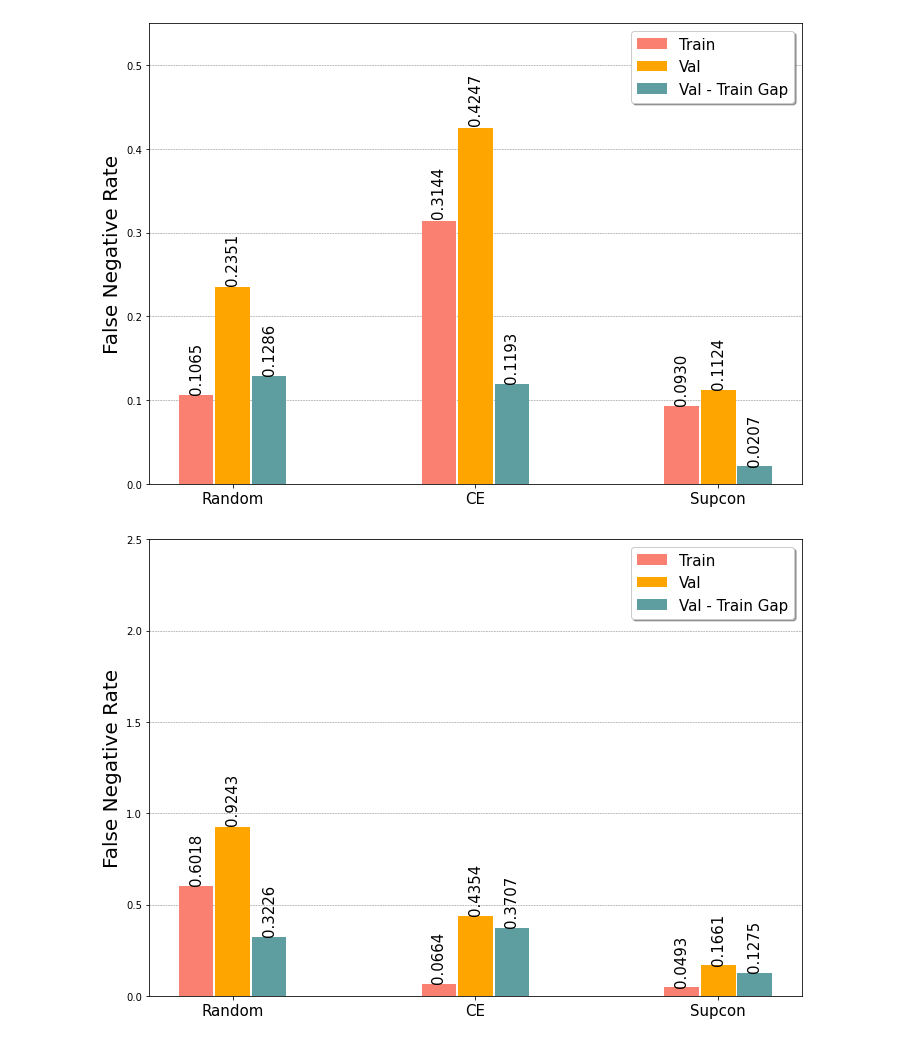
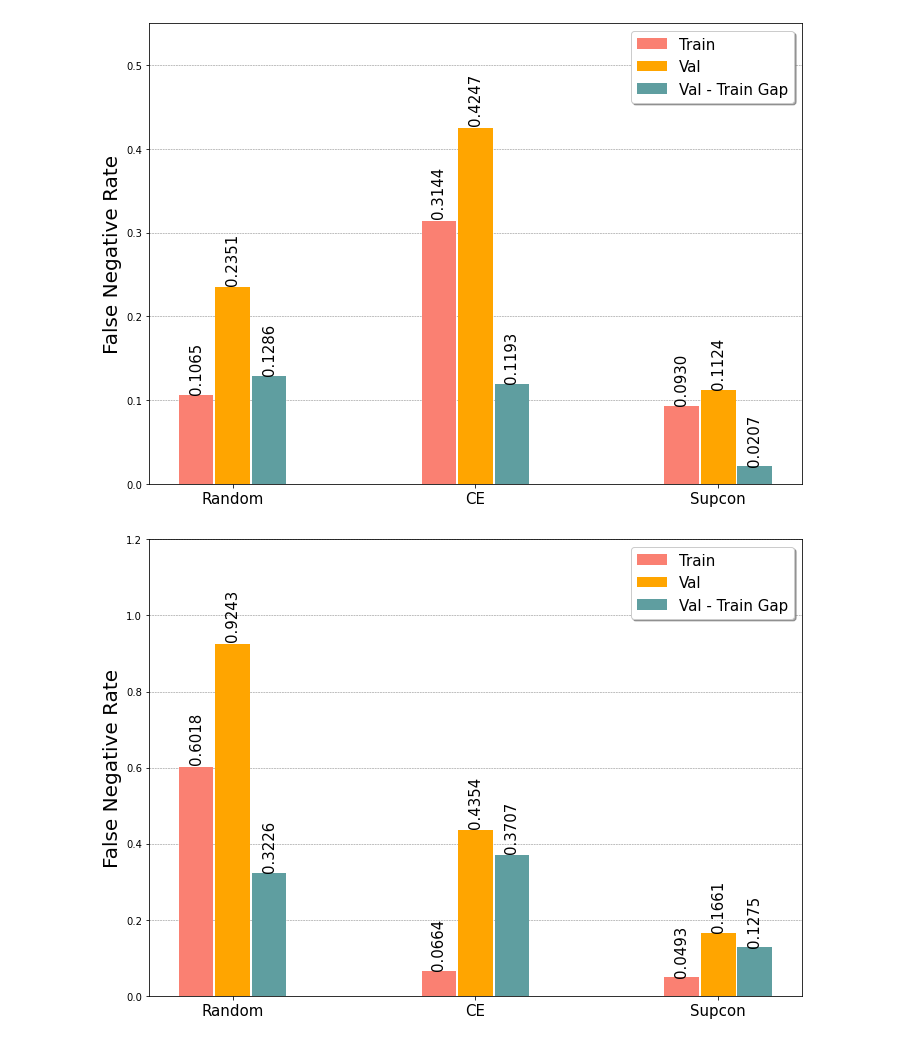
Before and after one commit to htn274/CAN-SupCon-IDS, a Jupyter notebook: notebooks/Visualization.ipynb, the cells around one changed output. Drawn from its saved outputs; the diff is of its cells as text; code cells hidden in the pictures.

```diff
--- a/notebooks/Visualization.ipynb
+++ b/notebooks/Visualization.ipynb
@@ -105,27 +105,27 @@ plt.savefig('../figures/transfer_KIA.png', dpi=300)
 # %%
 # Chevrolet
 train = np.array([
     [0.1984, 0.1256, 1.8153, 0.2677],
     [0.0697, 0.0503, 0.0626, 0.0831],
     # [0.2681, 0.0653, 3.5994, 0.4799],
     [0.1215, 0.0201, 0.0000, 0.0554],
 ])
 
 val = np.array([
     [0.2543, 0.1758, 2.9872, 0.2799],
     # [0.3711, 0.0586, 4.7723, 0.6243],
     [0.1084, 0.0469, 1.4572, 0.1292],
     [0.1126, 0.0352, 0.4736, 0.0431],
 ])
 xticks = ['Random', 'CE', 'Supcon']
 
 data = {
     'Train': train.mean(axis=1),
     'Val': val.mean(axis=1),
     'Val - Train Gap': abs(val-train).mean(axis=1)
 }
 
-plot(xticks, data, ylim=2.5, figsize=(10, 7))
+plot(xticks, data, ylim=1.2, figsize=(10, 7))
 plt.savefig('../figures/transfer_Chev.png', dpi=300)
 # %% [output]
-[figure, old version]
+[figure, new version]
```
Also changed, not shown: 1 other file.
